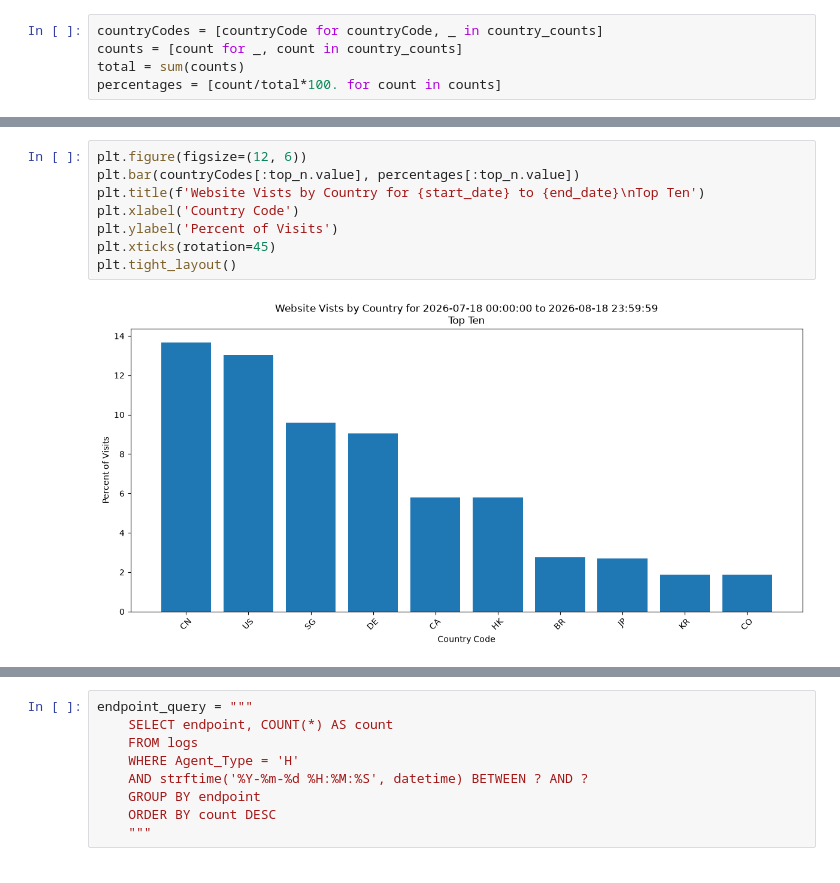
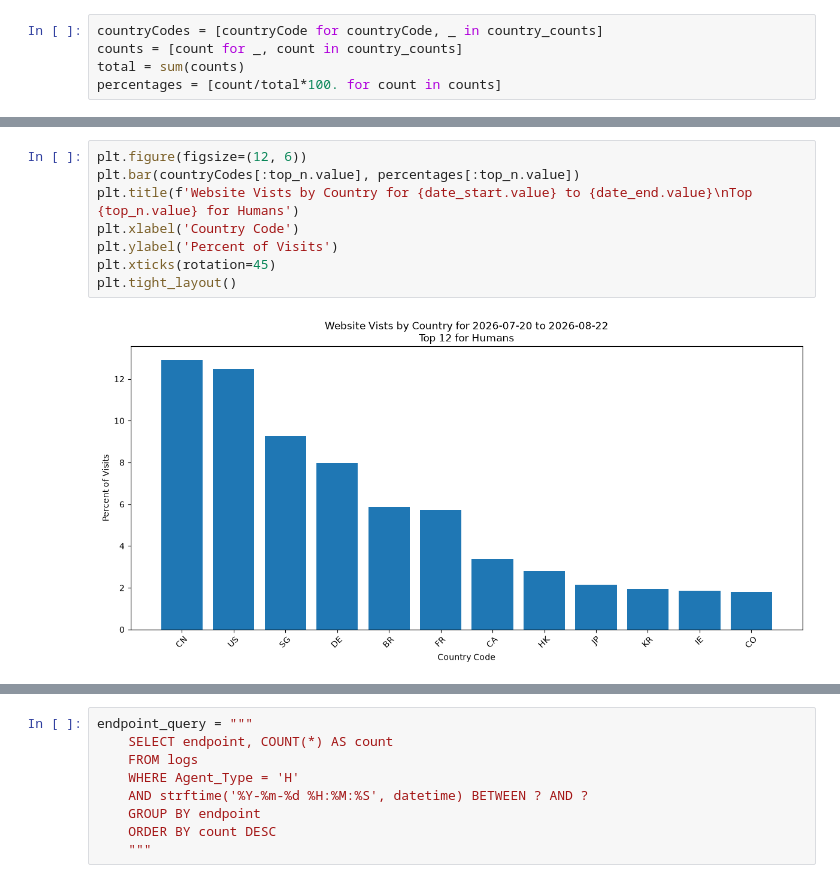
Before and after one commit to philiplessner/LogFileAnalysis, a Jupyter notebook: analyzedb.ipynb, the cells around one changed output, grey strips where cells are left out. Saved outputs shown, nothing was run; the diff lists cells and outputs as text.

```diff
--- a/analyzedb.ipynb
+++ b/analyzedb.ipynb
@@ -80,11 +78,11 @@ display(top_n)
 # %%
 plt.figure(figsize=(12, 6))
 plt.bar(countryCodes[:top_n.value], percentages[:top_n.value])
-plt.title(f'Website Vists by Country for {start_date} to {end_date}\nTop Ten')
+plt.title(f'Website Vists by Country for {date_start.value} to {date_end.value}\nTop {top_n.value} for Humans')
 plt.xlabel('Country Code')
 plt.ylabel('Percent of Visits')
 plt.xticks(rotation=45)
 plt.tight_layout()
 # %% [output]
-[figure, old version]
+[figure, new version]
 # %%
```
Also changed, not shown: parts of 8 cells of this notebook, 1 other file.
